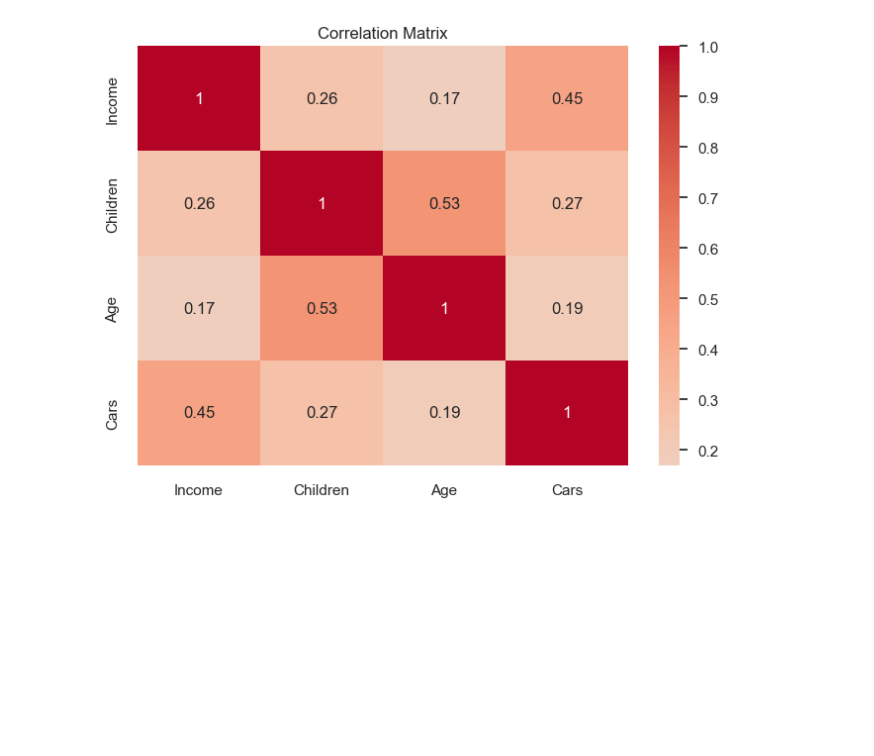
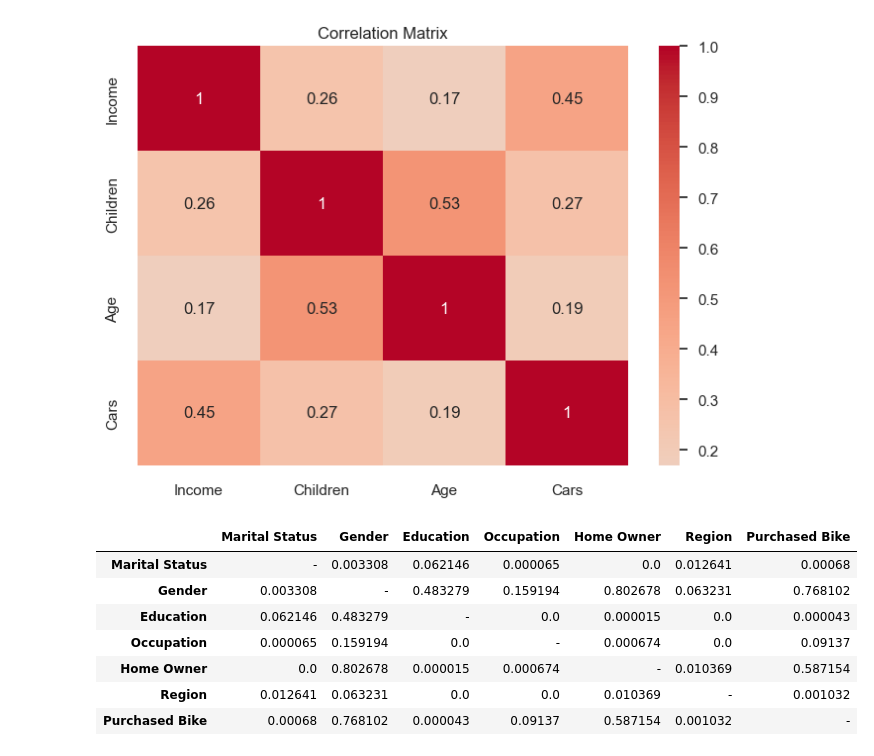
Before and after one commit to moshchev/data_analytics_ws23, a Jupyter notebook: eda.ipynb, the cells around one changed output. Cells and saved outputs as stored; diff of their text form; code cells hidden in the pictures; blank space fills up the shorter version.

Commit message:
correlation and variance analysis added

```diff
--- a/eda.ipynb
+++ b/eda.ipynb
@@ -154,3 +157,32 @@ plt.title('Correlation Matrix')
 plt.show()
 # %% [output]
 [figure]
+# %%
+# Correlation of categorical data with chi^2
+cat_cols = ['Marital Status', 'Gender', 'Education', 'Occupation', 'Home Owner', 'Region', 'Purchased Bike']
+
+p_values = pd.DataFrame(index=cat_cols, columns=cat_cols)
+
+for i in cat_cols:
+    for j in cat_cols:
+        if i == j:
+            p_values.loc[i, j] = '-'
+            continue
+
+        # Constructing a contingency table
+        contingency_table = pd.crosstab(df[i], df[j])
+
+        # Computing the Chi-Squared Test
+        _, p, _, _ = chi2_contingency(contingency_table)
+
+        p_values.loc[i, j] = p
+p_values
+# %% [output]
+|  | Marital Status | Gender | Education | Occupation | Home Owner | Region | Purchased Bike |
+| Marital Status | - | 0.003308 | 0.062146 | 0.000065 | 0.0 | 0.012641 | 0.00068 |
+| Gender | 0.003308 | - | 0.483279 | 0.159194 | 0.802678 | 0.063231 | 0.768102 |
+| Education | 0.062146 | 0.483279 | - | 0.0 | 0.000015 | 0.0 | 0.000043 |
+| Occupation | 0.000065 | 0.159194 | 0.0 | - | 0.000674 | 0.0 | 0.09137 |
+| Home Owner | 0.0 | 0.802678 | 0.000015 | 0.000674 | - | 0.010369 | 0.587154 |
+| Region | 0.012641 | 0.063231 | 0.0 | 0.0 | 0.010369 | - | 0.001032 |
+| Purchased Bike | 0.00068 | 0.768102 | 0.000043 | 0.09137 | 0.587154 | 0.001032 | - |
```
Also changed, not shown: parts of 9 cells of this notebook.
